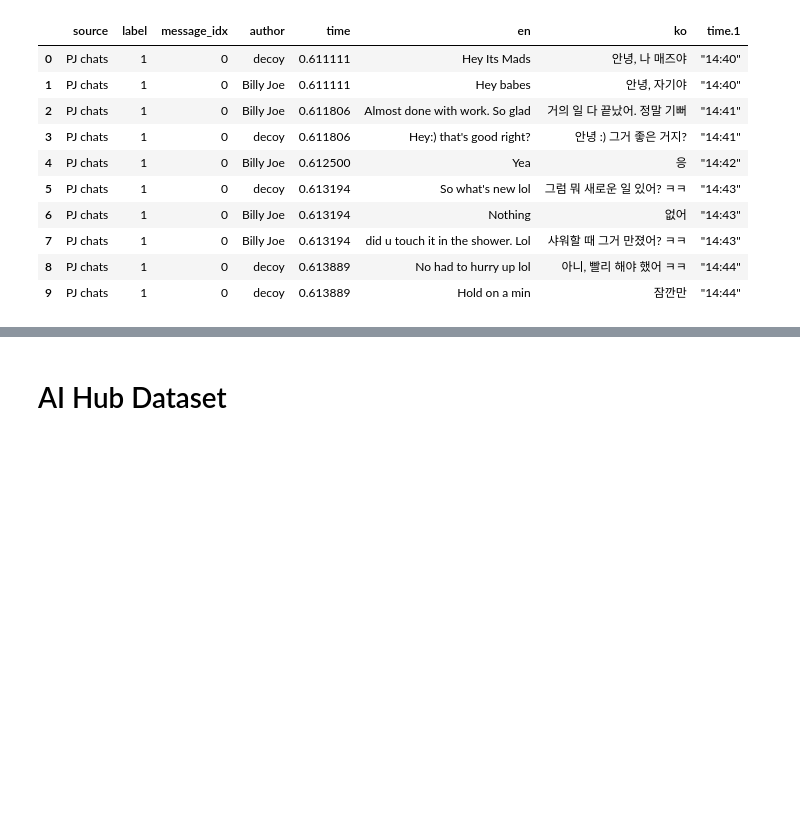
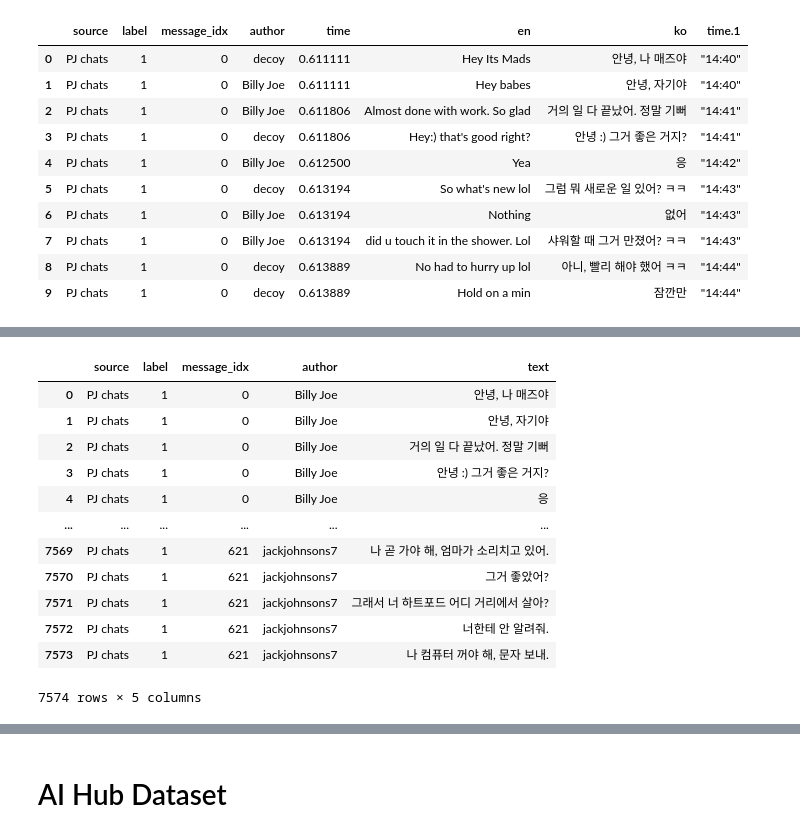
Before and after one commit to oiehhun/K-CAT, a Jupyter notebook: lth/data/preprocessing.ipynb, the cells around one changed output, grey strips where cells are left out. Cells and saved outputs as stored; diff of their text form; code cells hidden in the pictures; blank space fills up the shorter version.

```diff
--- a/lth/data/preprocessing.ipynb
+++ b/lth/data/preprocessing.ipynb
@@ -43,0 +668,20 @@ pjz_df
+# %%
+# message_idx을 str로 변환
+pjz_df['message_idx'] = pjz_df['message_idx'].astype(str)
+pjz_df['author'] = pjz_df['message_idx'].map(author_dict)
+pjz_df['author'] = pjz_df['author'].apply(lambda x: list(x)[0])
+pjz_df
+# %% [output]
+|  | source | label | message_idx | author | text |
+| 0 | PJ chats | 1 | 0 | Billy Joe | 안녕, 나 매즈야 |
+| 1 | PJ chats | 1 | 0 | Billy Joe | 안녕, 자기야 |
+| 2 | PJ chats | 1 | 0 | Billy Joe | 거의 일 다 끝났어. 정말 기뻐 |
+| 3 | PJ chats | 1 | 0 | Billy Joe | 안녕 :) 그거 좋은 거지? |
+| 4 | PJ chats | 1 | 0 | Billy Joe | 응 |
+| ... | ... | ... | ... | ... | ... |
+| 7569 | PJ chats | 1 | 621 | jackjohnsons7 | 나 곧 가야 해, 엄마가 소리치고 있어. |
+| 7570 | PJ chats | 1 | 621 | jackjohnsons7 | 그거 좋았어? |
+| 7571 | PJ chats | 1 | 621 | jackjohnsons7 | 그래서 너 하트포드 어디 거리에서 살아? |
+| 7572 | PJ chats | 1 | 621 | jackjohnsons7 | 너한테 안 알려줘. |
+| 7573 | PJ chats | 1 | 621 | jackjohnsons7 | 나 컴퓨터 꺼야 해, 문자 보내. |
+7574 rows × 5 columns
```
Also changed, not shown: parts of 35 cells of this notebook, 13 other files.
